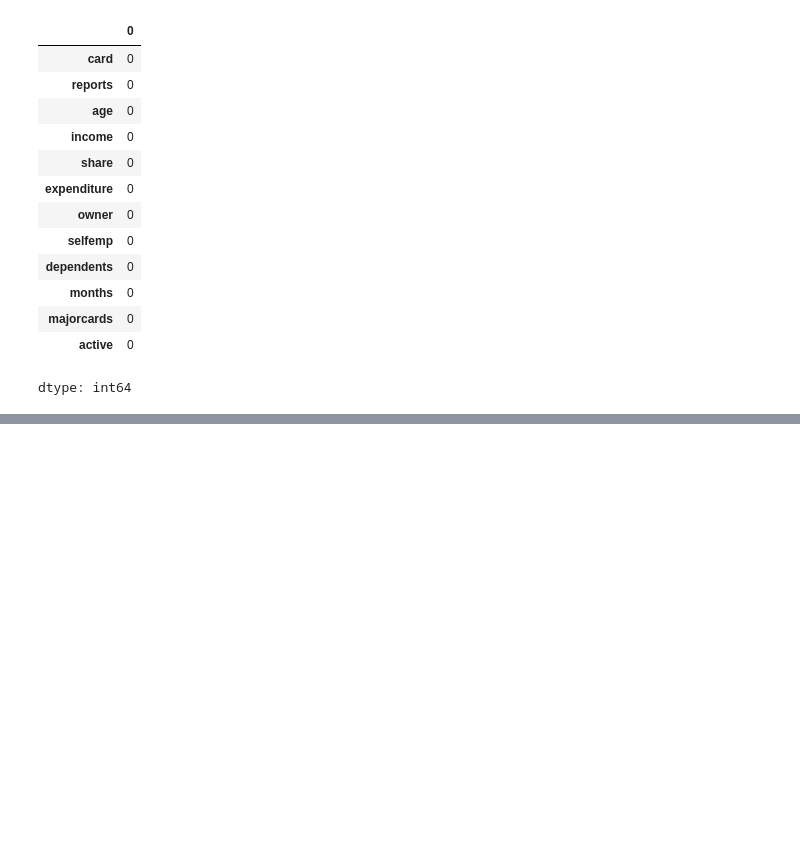
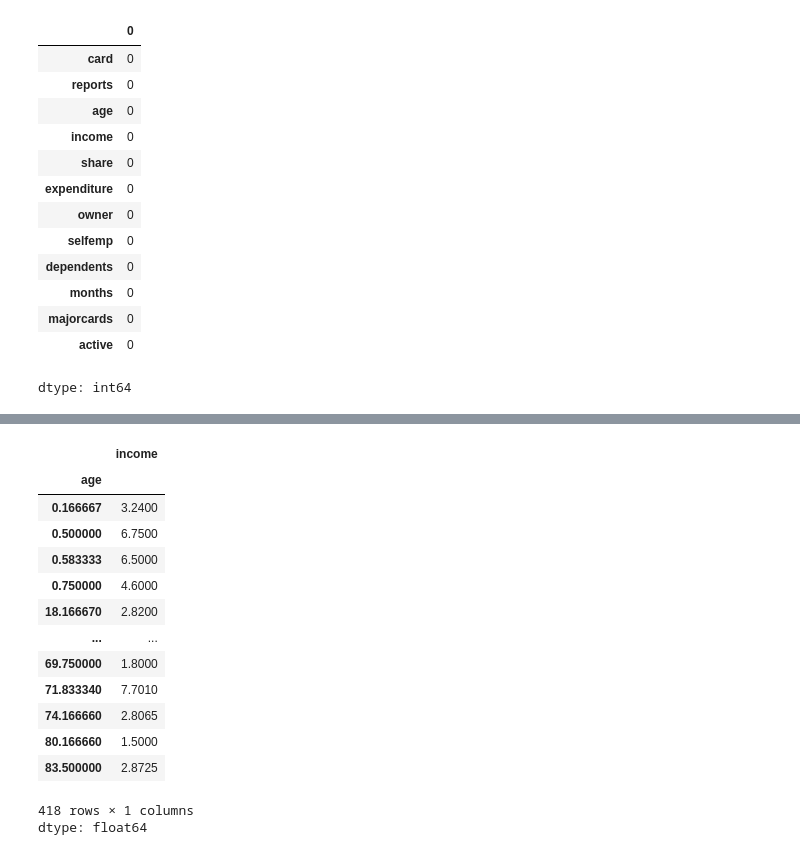
Before and after one commit to Bharani-a123/ML-JOURNEY, a Jupyter notebook: Pandas.ipynb, the cells around one changed output, grey strips where cells are left out. Cells and saved outputs as stored; diff of their text form; code cells hidden in the pictures; blank space fills up the shorter version.

```diff
--- a/Pandas.ipynb
+++ b/Pandas.ipynb
@@ -235,0 +298,19 @@ dtype: int64
+# %%
+dff = df.groupby('age')['income'].sum()
+display(dff)
+# %% [output]
+|  | income |
+| age |  |
+| 0.166667 | 3.2400 |
+| 0.500000 | 6.7500 |
+| 0.583333 | 6.5000 |
+| 0.750000 | 4.6000 |
+| 18.166670 | 2.8200 |
+| ... | ... |
+| 69.750000 | 1.8000 |
+| 71.833340 | 7.7010 |
+| 74.166660 | 2.8065 |
+| 80.166660 | 1.5000 |
+| 83.500000 | 2.8725 |
+418 rows × 1 columns
+dtype: float64
```
Also changed, not shown: parts of 6 cells of this notebook.
